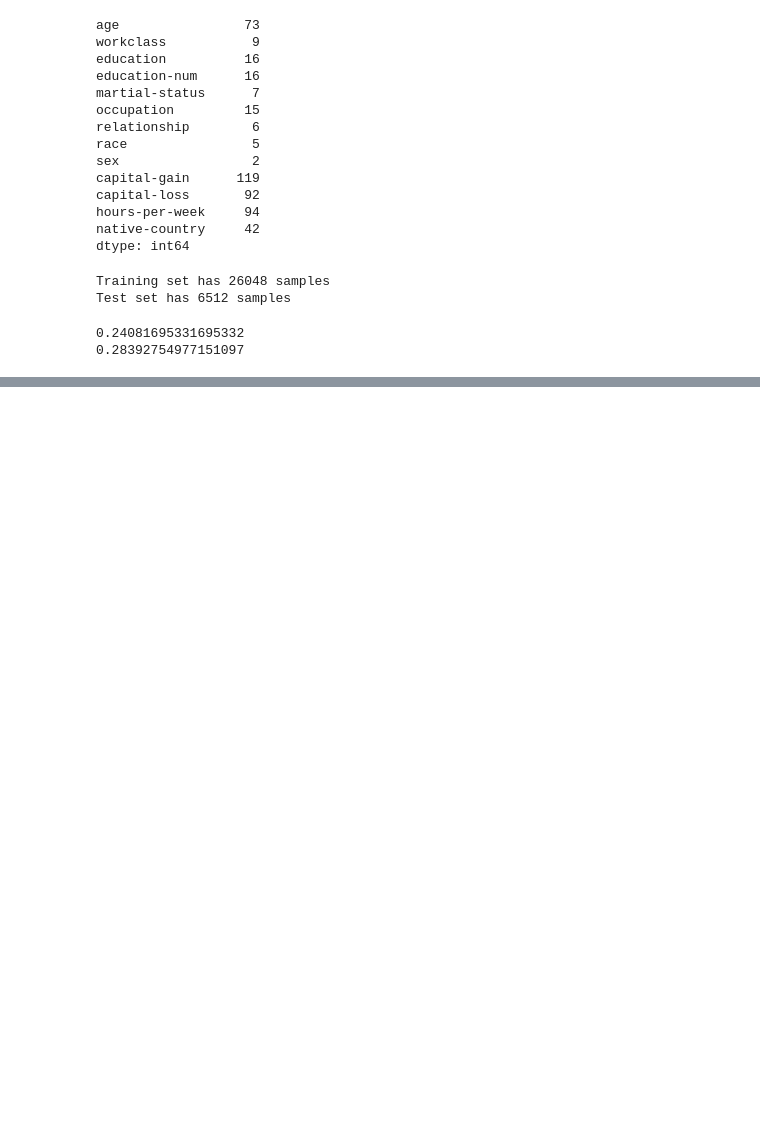
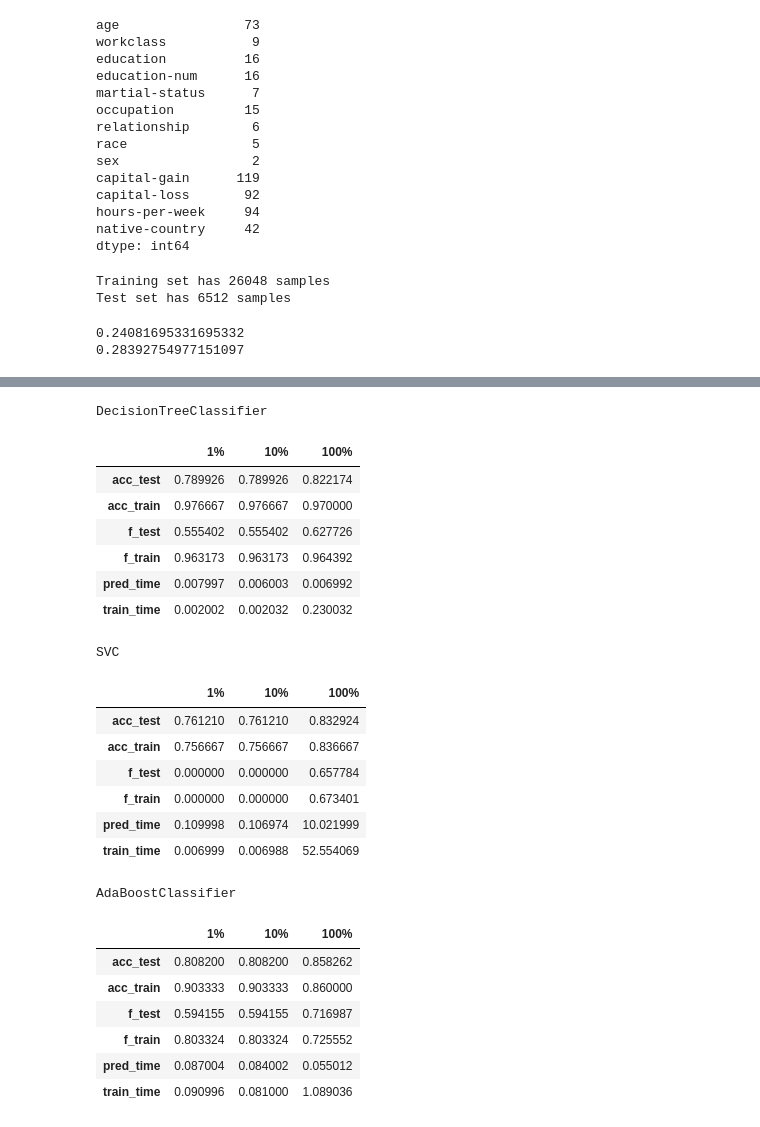
Before and after one commit to AvinashTiwari/Artifical-intelligence-2, a Jupyter notebook: 1_DataScience_20_Case_Studies/5_Donation/Donation.ipynb, the cells around one changed output, grey strips where cells are left out. Saved outputs shown, nothing was run; the diff lists cells and outputs as text; code cells hidden in the pictures; blank space fills up the shorter version.

```diff
--- a/1_DataScience_20_Case_Studies/5_Donation/Donation.ipynb
+++ b/1_DataScience_20_Case_Studies/5_Donation/Donation.ipynb
@@ -317,0 +344,21 @@ print(fscore)
+# %%
+from sklearn.tree import DecisionTreeClassifier
+from sklearn.svm import SVC
+from sklearn.ensemble import AdaBoostClassifier
+
+clf_A = DecisionTreeClassifier(random_state=101)
+clf_B = SVC(random_state=101)
+clf_C = AdaBoostClassifier(random_state=101)
+
+sample_1 = int(round(len(X_train)/100))
+sample_10 = int(round(len(X_train)/100))
+sample_100 = len(X_train)
+
+results = {}
+
+for clf in [clf_A, clf_B, clf_C]:
+    clf_name = clf.__class__.__name__
+    results[clf_name] = {}
+    for i , samples in enumerate([sample_1,sample_10,sample_100]):
+        results[clf_name][i] = \
+        train_predict(clf, samples, X_train, y_train, X_test, y_test)
@@ -317,0 +375,29 @@ print(fscore)
+# %%
+for i in results.items():
+    print(i[0])
+    display(pd.DataFrame(i[1]).rename(columns={0:'1%', 1:"10%", 2:"100%"}))
+# %% [output]
+DecisionTreeClassifier
+|  | 1% | 10% | 100% |
+| acc_test | 0.789926 | 0.789926 | 0.822174 |
+| acc_train | 0.976667 | 0.976667 | 0.970000 |
+| f_test | 0.555402 | 0.555402 | 0.627726 |
+| f_train | 0.963173 | 0.963173 | 0.964392 |
+| pred_time | 0.007997 | 0.006003 | 0.006992 |
+| train_time | 0.002002 | 0.002032 | 0.230032 |
+SVC
+|  | 1% | 10% | 100% |
+| acc_test | 0.761210 | 0.761210 | 0.832924 |
+| acc_train | 0.756667 | 0.756667 | 0.836667 |
+| f_test | 0.000000 | 0.000000 | 0.657784 |
+| f_train | 0.000000 | 0.000000 | 0.673401 |
+| pred_time | 0.109998 | 0.106974 | 10.021999 |
+| train_time | 0.006999 | 0.006988 | 52.554069 |
+AdaBoostClassifier
+|  | 1% | 10% | 100% |
+| acc_test | 0.808200 | 0.808200 | 0.858262 |
+| acc_train | 0.903333 | 0.903333 | 0.860000 |
+| f_test | 0.594155 | 0.594155 | 0.716987 |
+| f_train | 0.803324 | 0.803324 | 0.725552 |
+| pred_time | 0.087004 | 0.084002 | 0.055012 |
+| train_time | 0.090996 | 0.081000 | 1.089036 |
```
Also changed, not shown: parts of 3 cells of this notebook.
